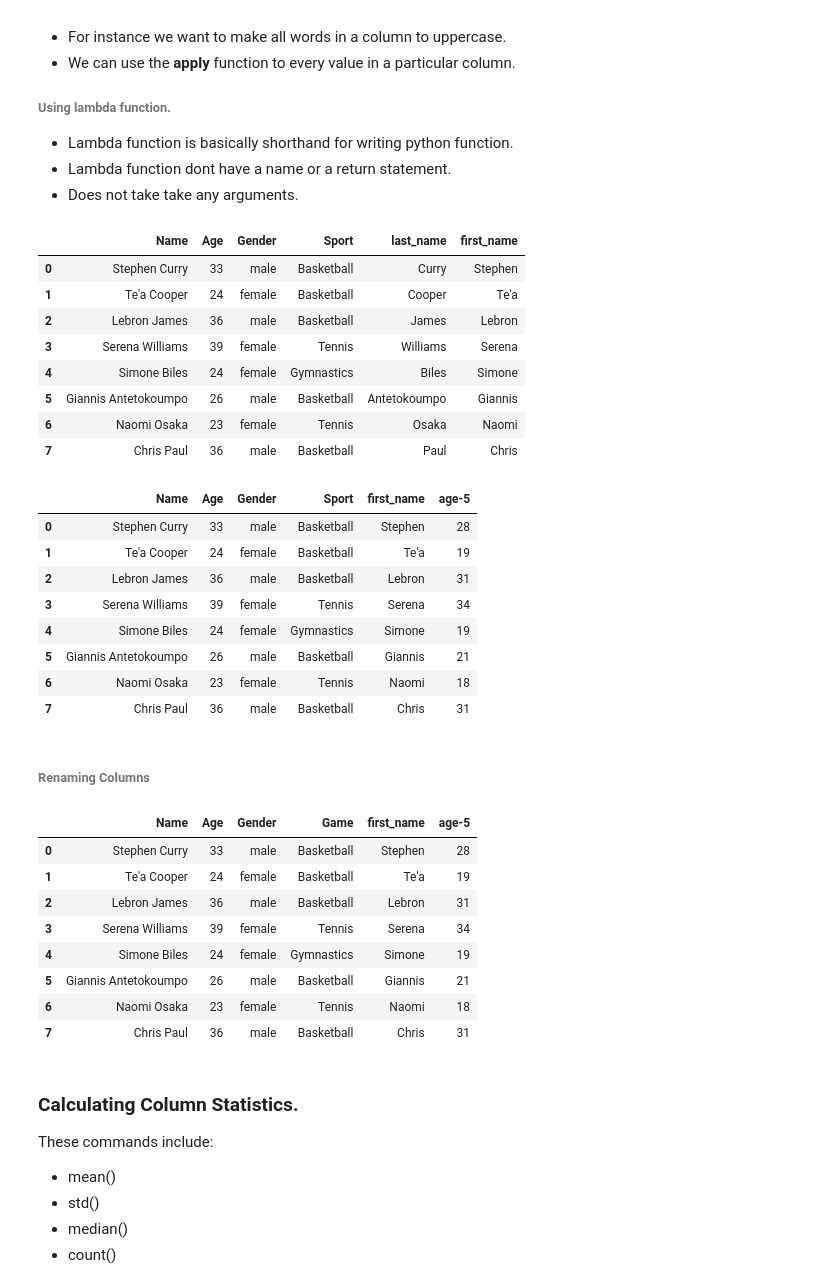
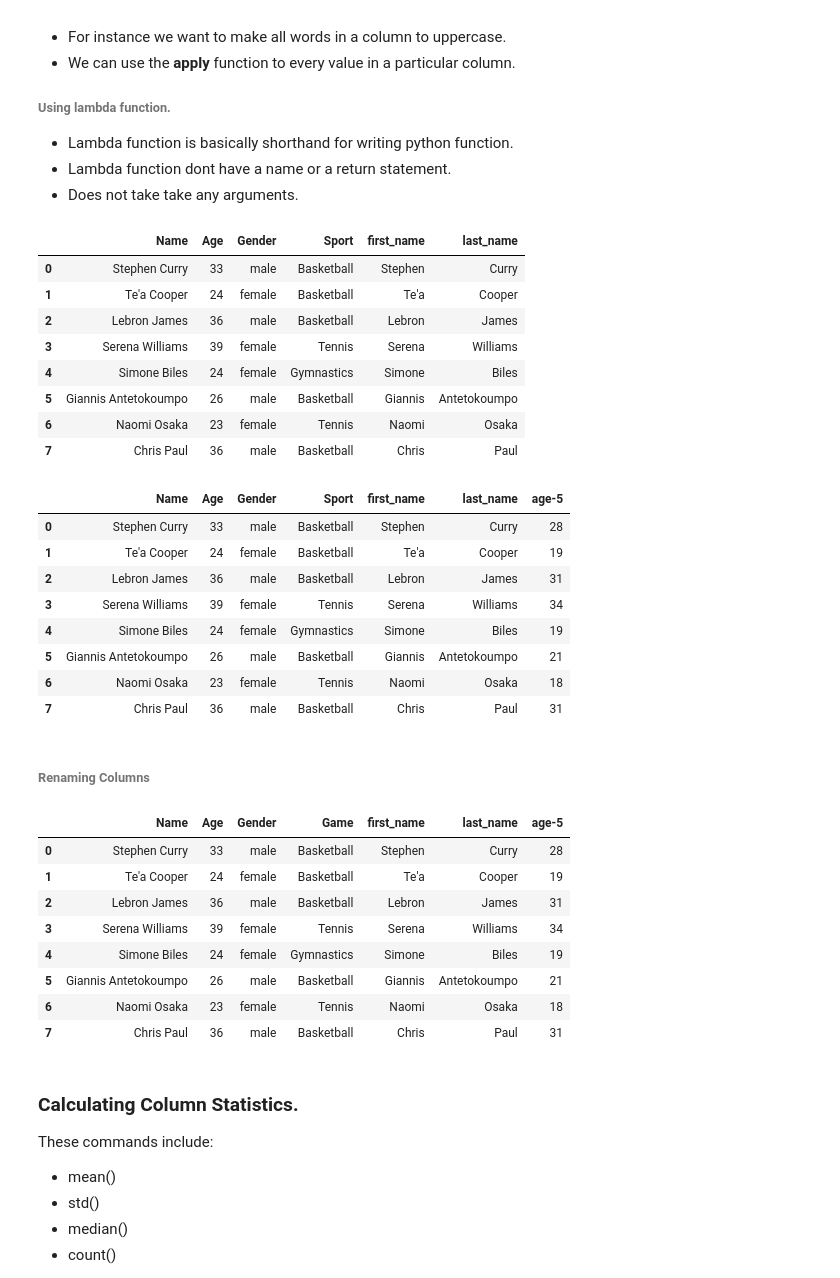
Before and after one commit to amisijlak/Africa-Data-School, a Jupyter notebook: 07 Pandas/Pandas.ipynb, the cells around one changed output. Drawn from its saved outputs; the diff is of its cells as text; code cells hidden in the pictures.

```diff
--- a/07 Pandas/Pandas.ipynb
+++ b/07 Pandas/Pandas.ipynb
@@ -733,33 +724,36 @@ df_athletes['first_name'] = df_athletes['Name'].apply(lambda x: x.split(' ')[0])
 # %%
-# def last_name(name):
-#     l_name = name.split(' ')[-1]
-#     return l_name
+def last_name(name):
+    l_name = name.split(' ')[-1]
+    return l_name
 
-# df_athletes['last_name'] = df_athletes['Name'].apply(last_name)
+df_athletes['last_name'] = df_athletes['Name'].apply(last_name)
+
+
+df_athletes
 # %% [output]
-|  | Name | Age | Gender | Sport | last_name | first_name |
-| 0 | Stephen Curry | 33 | male | Basketball | Curry | Stephen |
-| 1 | Te'a Cooper | 24 | female | Basketball | Cooper | Te'a |
-| 2 | Lebron James | 36 | male | Basketball | James | Lebron |
-| 3 | Serena Williams | 39 | female | Tennis | Williams | Serena |
-| 4 | Simone Biles | 24 | female | Gymnastics | Biles | Simone |
-| 5 | Giannis Antetokoumpo | 26 | male | Basketball | Antetokoumpo | Giannis |
-| 6 | Naomi Osaka | 23 | female | Tennis | Osaka | Naomi |
-| 7 | Chris Paul | 36 | male | Basketball | Paul | Chris |
+|  | Name | Age | Gender | Sport | first_name | last_name |
+| 0 | Stephen Curry | 33 | male | Basketball | Stephen | Curry |
+| 1 | Te'a Cooper | 24 | female | Basketball | Te'a | Cooper |
+| 2 | Lebron James | 36 | male | Basketball | Lebron | James |
+| 3 | Serena Williams | 39 | female | Tennis | Serena | Williams |
+| 4 | Simone Biles | 24 | female | Gymnastics | Simone | Biles |
+| 5 | Giannis Antetokoumpo | 26 | male | Basketball | Giannis | Antetokoumpo |
+| 6 | Naomi Osaka | 23 | female | Tennis | Naomi | Osaka |
+| 7 | Chris Paul | 36 | male | Basketball | Chris | Paul |
 # %%
 df_athletes['age-5'] = df_athletes['Age'].apply(lambda x: x - 5)
 # %%
 df_athletes
 # %% [output]
-|  | Name | Age | Gender | Sport | first_name | age-5 |
-| 0 | Stephen Curry | 33 | male | Basketball | Stephen | 28 |
-| 1 | Te'a Cooper | 24 | female | Basketball | Te'a | 19 |
-| 2 | Lebron James | 36 | male | Basketball | Lebron | 31 |
-| 3 | Serena Williams | 39 | female | Tennis | Serena | 34 |
-| 4 | Simone Biles | 24 | female | Gymnastics | Simone | 19 |
-| 5 | Giannis Antetokoumpo | 26 | male | Basketball | Giannis | 21 |
-| 6 | Naomi Osaka | 23 | female | Tennis | Naomi | 18 |
-| 7 | Chris Paul | 36 | male | Basketball | Chris | 31 |
+|  | Name | Age | Gender | Sport | first_name | last_name | age-5 |
+| 0 | Stephen Curry | 33 | male | Basketball | Stephen | Curry | 28 |
+| 1 | Te'a Cooper | 24 | female | Basketball | Te'a | Cooper | 19 |
+| 2 | Lebron James | 36 | male | Basketball | Lebron | James | 31 |
+| 3 | Serena Williams | 39 | female | Tennis | Serena | Williams | 34 |
+| 4 | Simone Biles | 24 | female | Gymnastics | Simone | Biles | 19 |
+| 5 | Giannis Antetokoumpo | 26 | male | Basketball | Giannis | Antetokoumpo | 21 |
+| 6 | Naomi Osaka | 23 | female | Tennis | Naomi | Osaka | 18 |
+| 7 | Chris Paul | 36 | male | Basketball | Chris | Paul | 31 |
 # %% [markdown]
 ###### Renaming Columns
 # %%
@@ -768,15 +762,15 @@ df_athletes.rename(columns= {
 # %%
 df_athletes
 # %% [output]
-|  | Name | Age | Gender | Game | first_name | age-5 |
-| 0 | Stephen Curry | 33 | male | Basketball | Stephen | 28 |
-| 1 | Te'a Cooper | 24 | female | Basketball | Te'a | 19 |
-| 2 | Lebron James | 36 | male | Basketball | Lebron | 31 |
-| 3 | Serena Williams | 39 | female | Tennis | Serena | 34 |
-| 4 | Simone Biles | 24 | female | Gymnastics | Simone | 19 |
-| 5 | Giannis Antetokoumpo | 26 | male | Basketball | Giannis | 21 |
-| 6 | Naomi Osaka | 23 | female | Tennis | Naomi | 18 |
-| 7 | Chris Paul | 36 | male | Basketball | Chris | 31 |
+|  | Name | Age | Gender | Game | first_name | last_name | age-5 |
+| 0 | Stephen Curry | 33 | male | Basketball | Stephen | Curry | 28 |
+| 1 | Te'a Cooper | 24 | female | Basketball | Te'a | Cooper | 19 |
+| 2 | Lebron James | 36 | male | Basketball | Lebron | James | 31 |
+| 3 | Serena Williams | 39 | female | Tennis | Serena | Williams | 34 |
+| 4 | Simone Biles | 24 | female | Gymnastics | Simone | Biles | 19 |
+| 5 | Giannis Antetokoumpo | 26 | male | Basketball | Giannis | Antetokoumpo | 21 |
+| 6 | Naomi Osaka | 23 | female | Tennis | Naomi | Osaka | 18 |
+| 7 | Chris Paul | 36 | male | Basketball | Chris | Paul | 31 |
 # %% [markdown]
 ### Calculating Column Statistics.
 These commands include:
```
Also changed, not shown: parts of 11 cells of this notebook, 17 other files.
